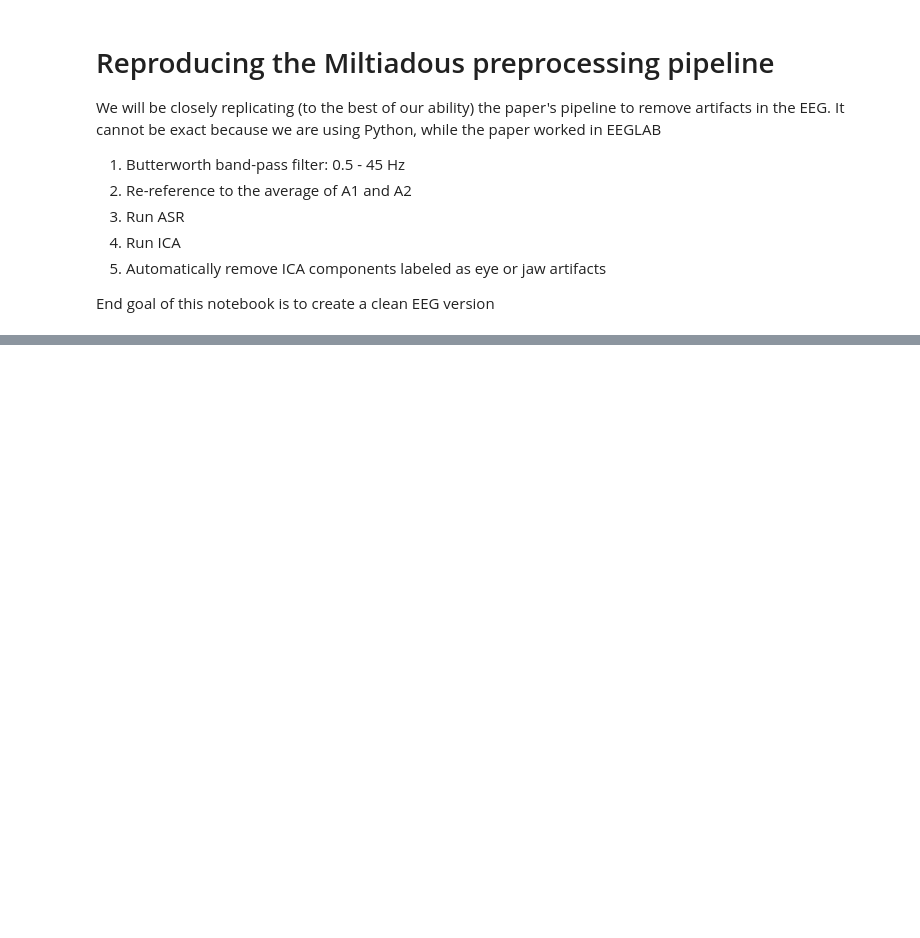
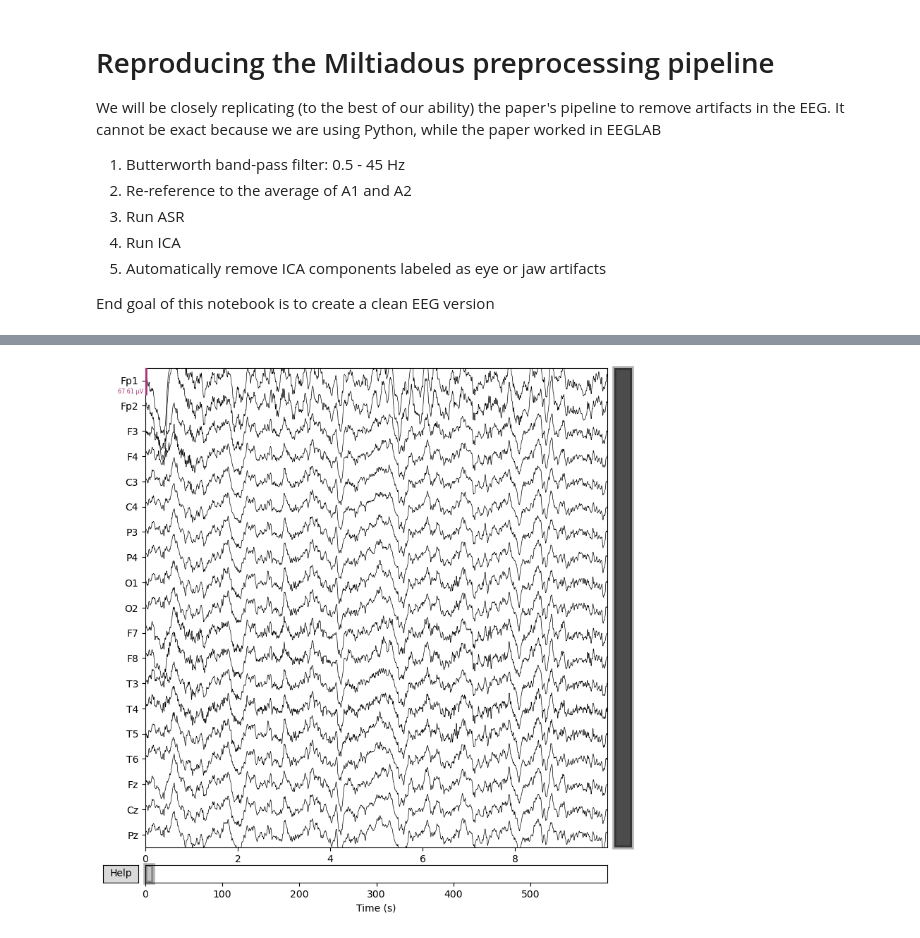
Before and after one commit to LasyaYadlapati/resting-state-eeg-analysis, a Jupyter notebook: filter.ipynb, the cells around one changed output, grey strips where cells are left out. Drawn from its saved outputs; the diff is of its cells as text; code cells hidden in the pictures; blank space fills up the shorter version.

Commit message:
update filters

```diff
--- a/filter.ipynb
+++ b/filter.ipynb
@@ -22,0 +20,9 @@ NameError: name 'raw' is not defined
+# %%
+raw_filtered = raw.copy()
+
+raw_filtered.filter(
+    l_freq=0.5,
+    h_freq=45,
+    method='iir',
+    iir_params=dict(order=4,ftype='butter')
+)
@@ -22,0 +51,5 @@ NameError: name 'raw' is not defined
+# %%
+#visualize filtered EEG
+raw_filtered.plot(duration=10, scalings="auto");
+# %% [output]
+[figure, added]
```
Also changed, not shown: parts of 10 cells of this notebook, 1 other file.
